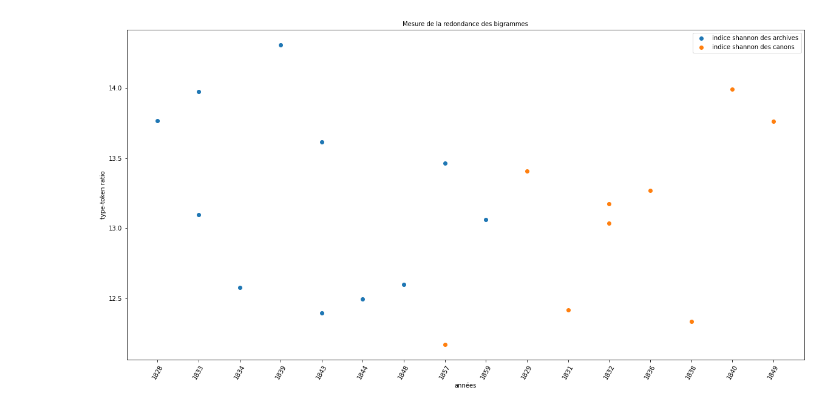
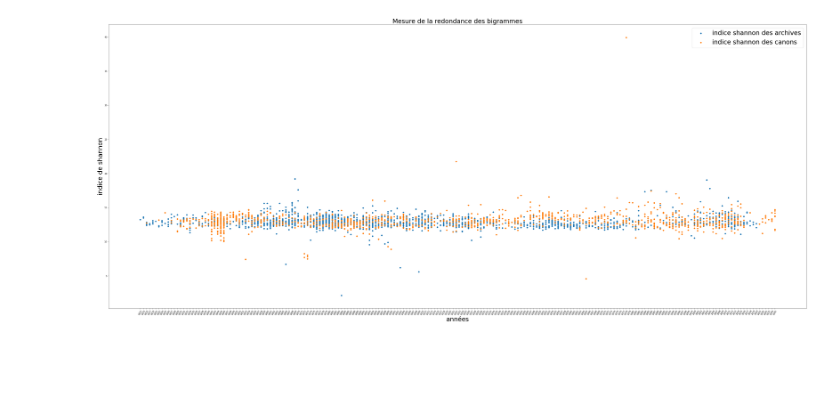
Before and after one commit to crazyjeannot/canons, a Jupyter notebook: rolling_stylometry.ipynb, the cells around one changed output. Saved outputs shown, nothing was run; the diff lists cells and outputs as text; code cells hidden in the pictures; blank space fills up the shorter version.

```diff
--- a/rolling_stylometry.ipynb
+++ b/rolling_stylometry.ipynb
@@ -12,4 +12,4 @@ from unicodedata import normalize
 # %%
 %matplotlib inline
 # %%
-nlp = spacy.load('fr_core_news_lg')
+nlp = spacy.load('fr_core_news_md')
@@ -84,5 +82,5 @@ rolling avec passage type-token et shannon
 # %%
-path_name='corpus_test/*.xml'
+path_name='corpus_master/*.xml'
 window=1000
 # %%
 def moulinette(path_name, window):
@@ -211,16 +252,16 @@ plt.show()
 # %%
-plt.figure(figsize=(20,10))
+plt.figure(figsize=(60,25))
 plt.scatter(annee_archive, shannon_archive_df.mean(), label = 'indice shannon des archives')
 plt.scatter(annee_canon, shannon_canon_df.mean(), label = 'indice shannon des canons')
-plt.ylabel('type-token ratio', fontsize=10)
-plt.xlabel('années', fontsize=10)
+plt.ylabel('indice de shannon', fontsize=30)
+plt.xlabel('années', fontsize=30)
 plt.xticks(rotation=60)
 
-plt.title('Mesure de la redondance des bigrammes', fontsize=10)
-plt.legend(prop={'size': 10})
+plt.title('Mesure de la redondance des bigrammes', fontsize=30)
+plt.legend(prop={'size': 30})
 plt.show()
 # %% [output]
-[figure, old version]
+[figure, new version]
 # %%
 df_VH = pd.concat([type_token_canon_df['1829_Hugo-Victor_Le-dernier-jour-d-un-condamne'], shannon_canon_df['1829_Hugo-Victor_Le-dernier-jour-d-un-condamne']], axis=1, keys=['type_token_canon_df', 'shannon_canon_df'])
 # %%
```
Also changed, not shown: parts of 18 cells of this notebook.
